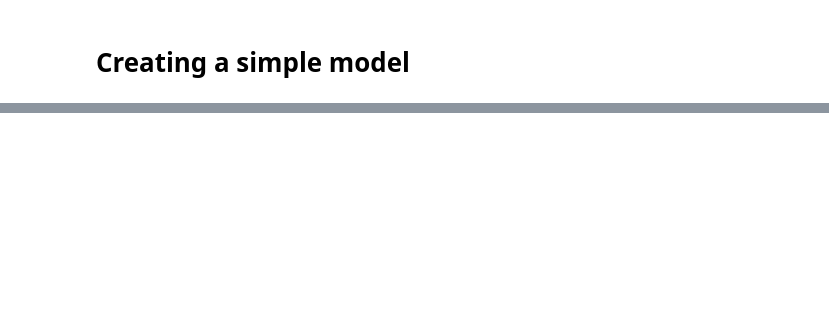
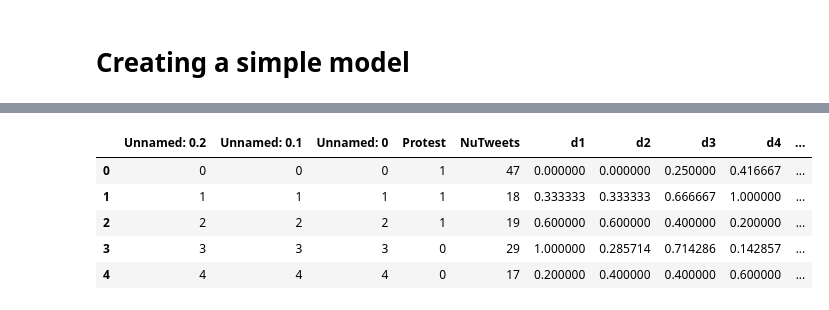
Before and after one commit to HraklisPapag/Team-Riot, a Jupyter notebook: training2.ipynb, the cells around one changed output, grey strips where cells are left out. Saved outputs shown, nothing was run; the diff lists cells and outputs as text; code cells hidden in the pictures; blank space fills up the shorter version.

```diff
--- a/training2.ipynb
+++ b/training2.ipynb
@@ -548,0 +597,11 @@ sa_training.head()
+# %%
+test = pd.read_csv('DATA/super_data.csv')
+# %%
+test.head()
+# %% [output]
+|  | Unnamed: 0.2 | Unnamed: 0.1 | Unnamed: 0 | Protest | NuTweets | d1 | d2 | d3 | d4 | ... |
+| 0 | 0 | 0 | 0 | 1 | 47 | 0.000000 | 0.000000 | 0.250000 | 0.416667 | ... |
+| 1 | 1 | 1 | 1 | 1 | 18 | 0.333333 | 0.333333 | 0.666667 | 1.000000 | ... |
+| 2 | 2 | 2 | 2 | 1 | 19 | 0.600000 | 0.600000 | 0.400000 | 0.200000 | ... |
+| 3 | 3 | 3 | 3 | 0 | 29 | 1.000000 | 0.285714 | 0.714286 | 0.142857 | ... |
+| 4 | 4 | 4 | 4 | 0 | 17 | 0.200000 | 0.400000 | 0.400000 | 0.600000 | ... |
```
Also changed, not shown: parts of 20 cells of this notebook, 5 other files.
